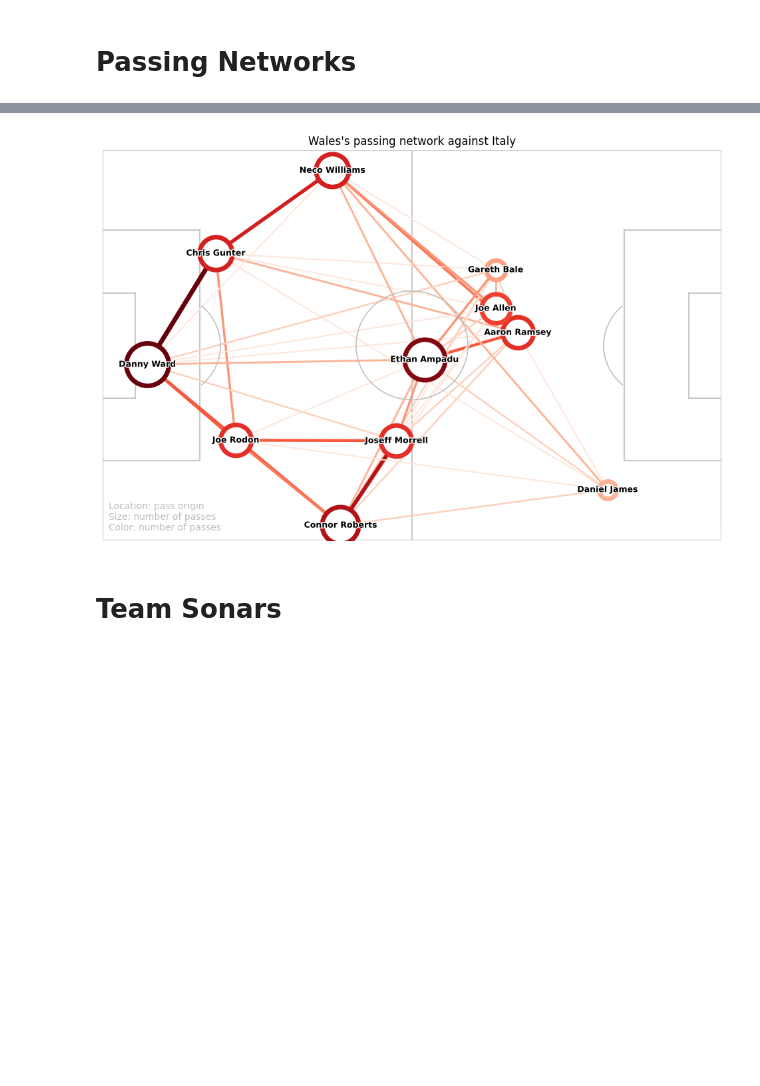
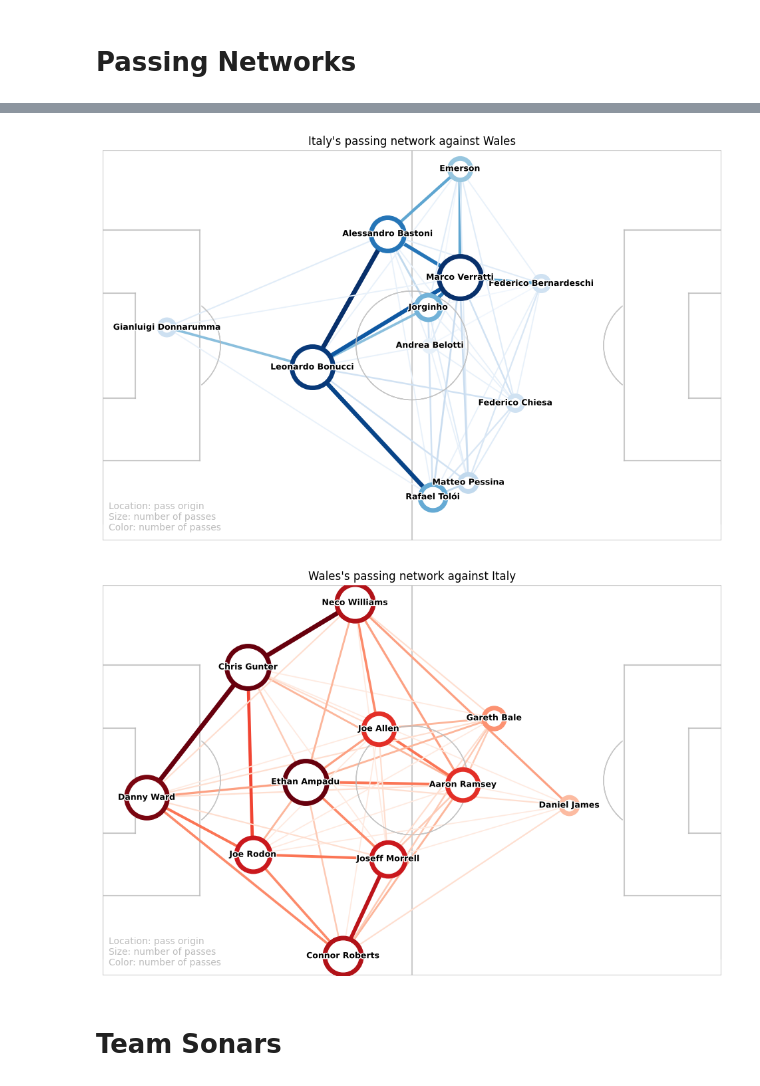
Before and after one commit to aegonwolf/socceranalytics, a Jupyter notebook: passing_graphs.ipynb, the cells around one changed output, grey strips where cells are left out. Cells and saved outputs as stored; diff of their text form; code cells hidden in the pictures; blank space fills up the shorter version.

Commit message:
finished passing

```diff
--- a/passing_graphs.ipynb
+++ b/passing_graphs.ipynb
@@ -285,10 +8,7 @@ def draw_pass_map(ax, player_position,
-# %%
-ax = draw_pitch()
-ax = draw_pass_map(ax, player_position, player_pass_count, player_pass_value,
-              pair_pass_count, pair_pass_value, plot_title, plot_legend, home_team=home_team)
-
-plt.savefig("assets/{0}.png".format(plot_name), facecolor='white', transparent=False)
-# %% [output]
-[figure, removed]
+# %%
+ng.plot_passing_networks(match_id)
+# %% [output]
+[figure, added]
+[figure, added]
 # %% [markdown]
 # Team Sonars
```
Also changed, not shown: parts of 15 cells of this notebook, 10 other files.
